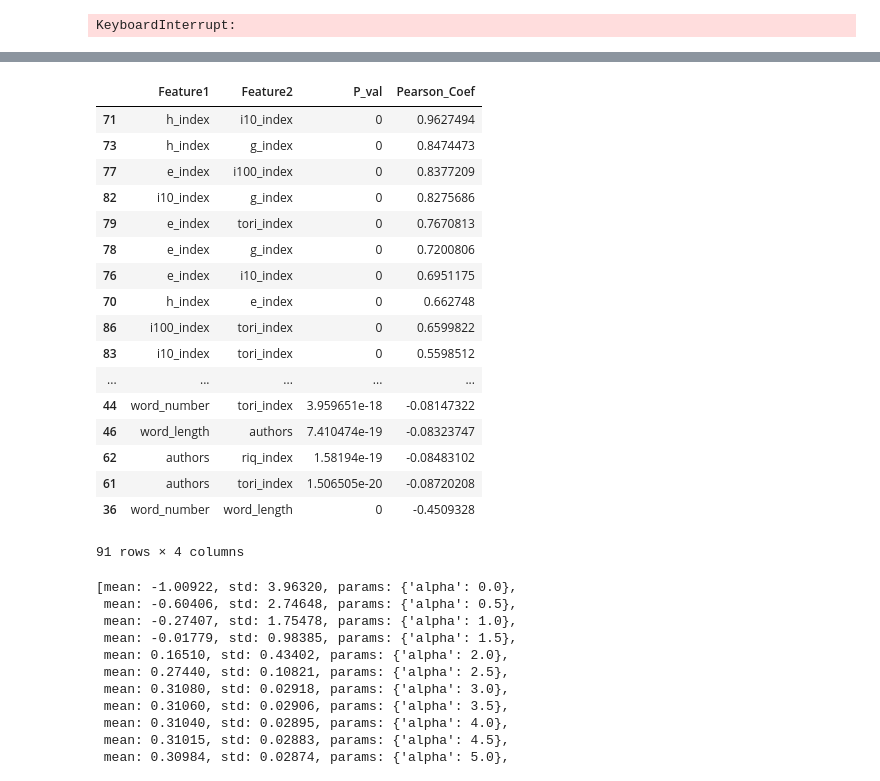
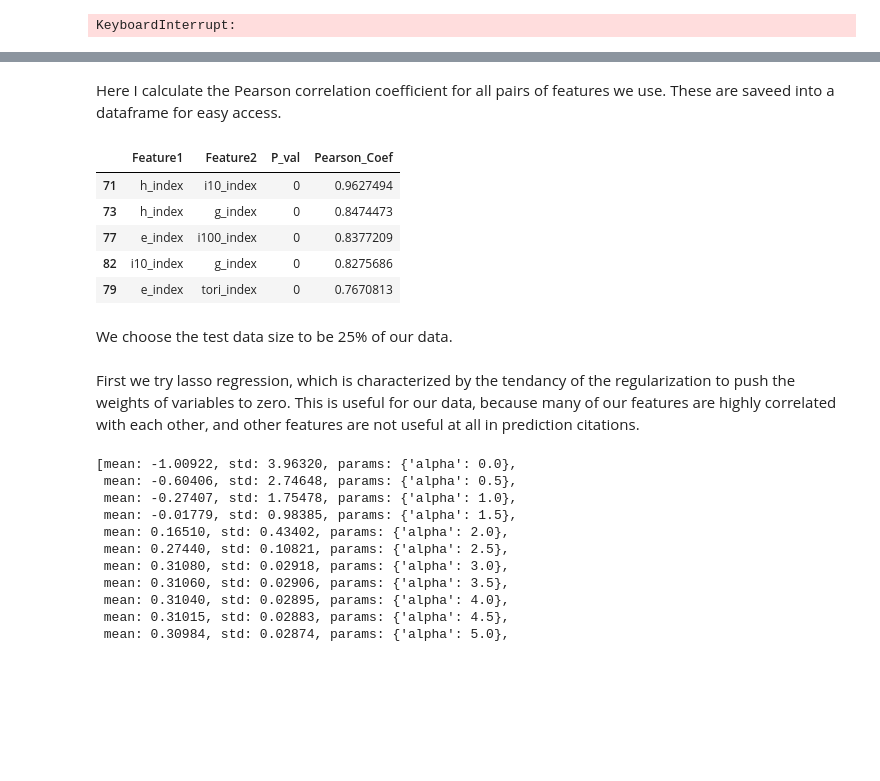
Before and after one commit to ahuja0007/team_citation, a Jupyter notebook: Georges_book.ipynb, the cells around one changed output, grey strips where cells are left out. Cells and saved outputs as stored; diff of their text form; code cells hidden in the pictures; blank space fills up the shorter version.

```diff
--- a/Georges_book.ipynb
+++ b/Georges_book.ipynb
@@ -51,12 +51,14 @@ Here I calculate the various first author publication history metrics for each p
 # %%
+#This takes several hours, so I saved the results to a csv which can then be read in at a later time
 for i,ent in good_df.iterrows():
     first_author = ast.literal_eval(ent.Author)[0]
     print i
     try:
         ads_paper = list(ads.query(title=ast.literal_eval(ent.Title)[0]))[0]
+    #If we get timed out, wait three seconds before trying to download more.
     except requests.exceptions.HTTPError:
         print 'url error'
-        time.sleep(1)
+        time.sleep(3)
         print 'slept'
         try:
             ads_paper = list(ads.query(title=ast.literal_eval(ent.Title)[0]))[0]
@@ -68,7 +70,7 @@ for i,ent in good_df.iterrows():
         continue
     pub_date = ads_paper.pubdate
     try:
-        metrics = ads.metrics(author='^%s' % first_author,dates=('*','%s' % pub_date[:4]))
+        metrics = ads.metrics(author='^%s' % first_author,dates=('*','%s' % pub_date[:7]))
     except requests.exceptions.HTTPError:
         print 'url error'
         time.sleep(1)
@@ -90,6 +92,10 @@ for i,ent in good_df.iterrows():
     good_df.loc[i,'g_index'] = float(all_stats['g-index'])
     good_df.loc[i,'tori_index'] = float(all_stats['tori_index'])
     good_df.loc[i,'riq_index'] = float(all_stats['roq_index'])
+
+#The final dataframe is all entries which don't have NaN values for the author metrics
+final_df = good_df[[a for a in np.isfinite(good_df.h_index)]]
+final_df.to_csv('final_df.csv')
 # %% [output]
 0
 1
@@ -203,10 +175,0 @@ Pub_citation_average    0.308           3.232e-247
-# %%
-import itertools
-print '%20s\t%20s\t%5s\t%5s' % ('Feature1','Feature2','Pearson-Coef','p-value')
-print
-pearson_df = pd.DataFrame({'Feature1':[],'Feature2':[],'Pearson_Ceof':[],'P_val':[]})
-#for pair in list(itertools.combinations(pearson_coefs[argsort(abs(pearson_coefs[:,1]))][::-1][:5][:,0],2)):
-for i,pair in enumerate(list(itertools.combinations([0,6,7,8,9],2))):
-    p = pearson = pearsonr(x[:,int(pair[0])],x[:,int(pair[1])])
-    pearson_df.loc[i] = (features_description[int(pair[0])],features_description[int(pair[1])],p[0],p[1])
-    print '%20s\t%20s\t%.3f\t\t%.3e' % (features_description[int(pair[0])],features_description[int(pair[1])],p[0],p[1])
@@ -226,3 +176,5 @@ Pub_citation_average               i10_index    0.137           1.151e-48
+# %% [markdown]
+Here I calculate the Pearson correlation coefficient for all pairs of features we use.  These are saveed into a dataframe for easy access.
 # %%
 import itertools
 pearson_df = pd.DataFrame({'Feature1':[],'Feature2':[],'Pearson_Coef':[],'P_val':[]})
@@ -236,29 +188,21 @@ for i,pair in enumerate(list(itertools.combinations(range(14),2))):
     pearson_df.loc[i]['P_val'] = p[1]
     #print '%20s\t%20s\t%.3f\t\t%.3e' % (features_description[int(pair[0])],features_description[int(pair[1])],p[0],p[1])
 # %%
-pearson_df.sort(columns=['Pearson_Coef'],ascending=False)
+pearson_df.sort(columns=['Pearson_Coef'],ascending=False).head()
 # %% [output]
 |  | Feature1 | Feature2 | P_val | Pearson_Coef |
 | 71 | h_index | i10_index | 0 | 0.9627494 |
 | 73 | h_index | g_index | 0 | 0.8474473 |
 | 77 | e_index | i100_index | 0 | 0.8377209 |
 | 82 | i10_index | g_index | 0 | 0.8275686 |
 | 79 | e_index | tori_index | 0 | 0.7670813 |
-| 78 | e_index | g_index | 0 | 0.7200806 |
-| 76 | e_index | i10_index | 0 | 0.6951175 |
-| 70 | h_index | e_index | 0 | 0.662748 |
-| 86 | i100_index | tori_index | 0 | 0.6599822 |
-| 83 | i10_index | tori_index | 0 | 0.5598512 |
-| ... | ... | ... | ... | ... |
-| 44 | word_number | tori_index | 3.959651e-18 | -0.08147322 |
-| 46 | word_length | authors | 7.410474e-19 | -0.08323747 |
-| 62 | authors | riq_index | 1.58194e-19 | -0.08483102 |
-| 61 | authors | tori_index | 1.506505e-20 | -0.08720208 |
-| 36 | word_number | word_length | 0 | -0.4509328 |
-91 rows × 4 columns
+# %% [markdown]
+We choose the test data size to be 25% of our data.
 # %%
 X_train, X_test, y_train, y_test = cross_validation.train_test_split(\
     x,y, test_size=0.25, random_state=1)
+# %% [markdown]
+First we try lasso regression, which is characterized by the tendancy of the regularization to push the weights of variables to zero.  This is useful for our data, because many of our features are highly correlated with each other, and other features are not useful at all in prediction citations.
 # %%
 clf = linear_model.Lasso()
 parameters = {'alpha':np.linspace(0,10,21)}
```
Also changed, not shown: parts of 30 cells of this notebook.
